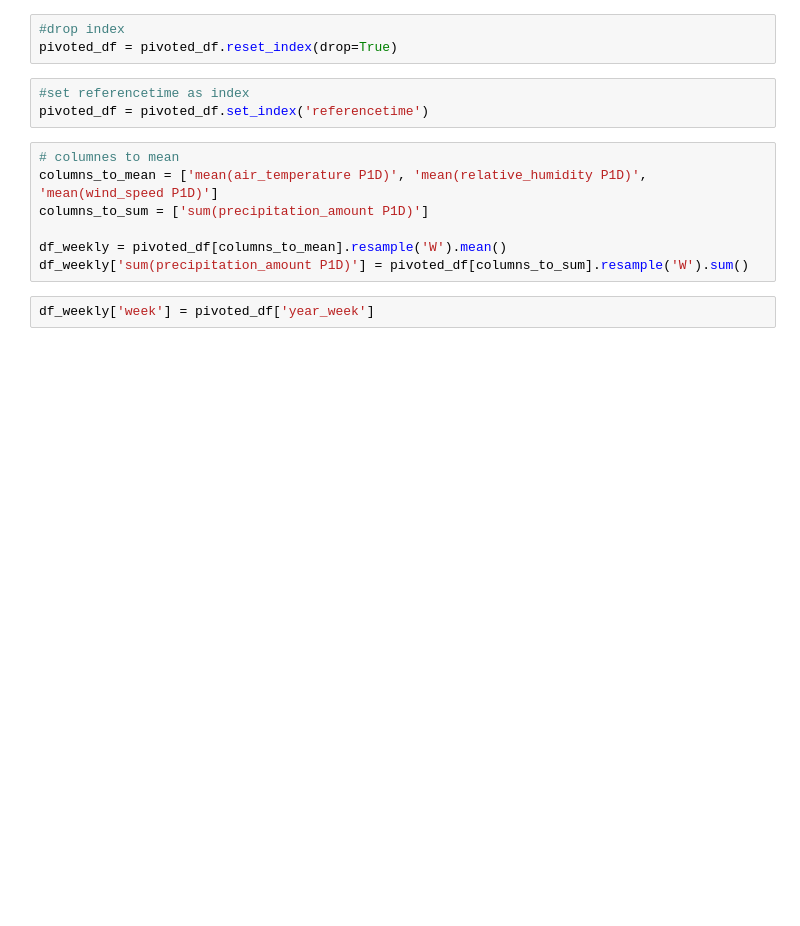
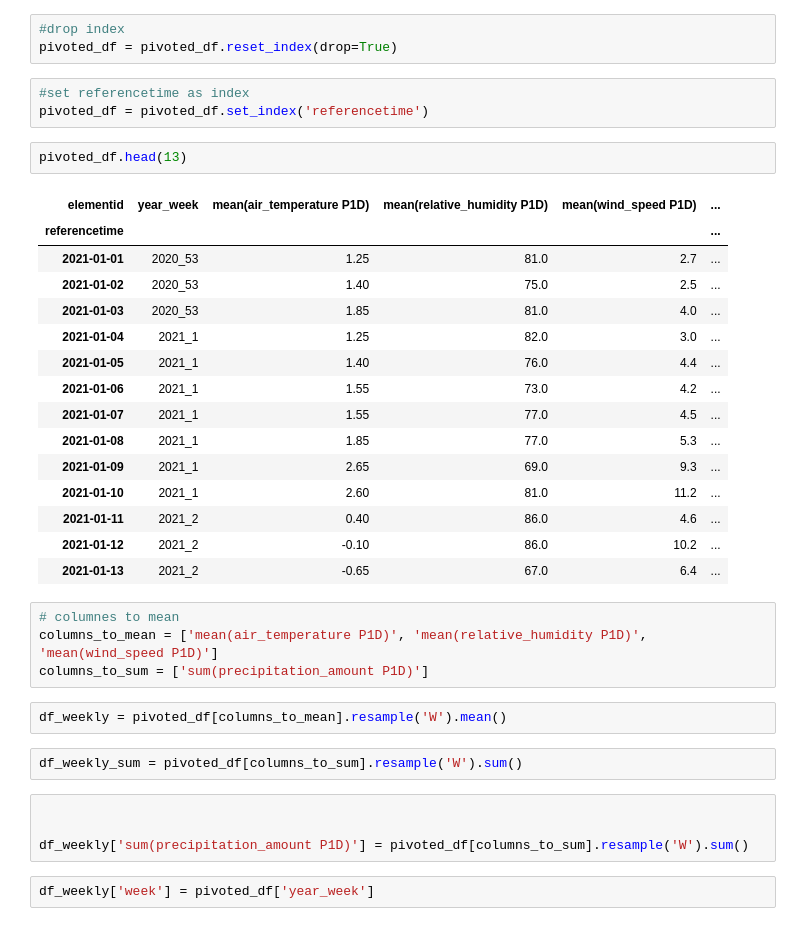
Before and after one commit to ivholmlu/D2D, a Jupyter notebook: Data_Quality.ipynb, the cells around one changed output. Saved outputs shown, nothing was run; the diff lists cells and outputs as text; blank space fills up the shorter version.

```diff
--- a/Data_Quality.ipynb
+++ b/Data_Quality.ipynb
@@ -493,13 +518,36 @@ pivoted_df = pivoted_df.reset_index(drop=True)
 # %%
 #set referencetime as index
 pivoted_df = pivoted_df.set_index('referencetime')
+# %%
+pivoted_df.head(13)
+# %% [output]
+| elementid | year_week | mean(air_temperature P1D) | mean(relative_humidity P1D) | mean(wind_speed P1D) | ... |
+| referencetime |  |  |  |  | ... |
+| 2021-01-01 | 2020_53 | 1.25 | 81.0 | 2.7 | ... |
+| 2021-01-02 | 2020_53 | 1.40 | 75.0 | 2.5 | ... |
+| 2021-01-03 | 2020_53 | 1.85 | 81.0 | 4.0 | ... |
+| 2021-01-04 | 2021_1 | 1.25 | 82.0 | 3.0 | ... |
+| 2021-01-05 | 2021_1 | 1.40 | 76.0 | 4.4 | ... |
+| 2021-01-06 | 2021_1 | 1.55 | 73.0 | 4.2 | ... |
+| 2021-01-07 | 2021_1 | 1.55 | 77.0 | 4.5 | ... |
+| 2021-01-08 | 2021_1 | 1.85 | 77.0 | 5.3 | ... |
+| 2021-01-09 | 2021_1 | 2.65 | 69.0 | 9.3 | ... |
+| 2021-01-10 | 2021_1 | 2.60 | 81.0 | 11.2 | ... |
+| 2021-01-11 | 2021_2 | 0.40 | 86.0 | 4.6 | ... |
+| 2021-01-12 | 2021_2 | -0.10 | 86.0 | 10.2 | ... |
+| 2021-01-13 | 2021_2 | -0.65 | 67.0 | 6.4 | ... |
 # %%
 # columnes to mean
 columns_to_mean = ['mean(air_temperature P1D)', 'mean(relative_humidity P1D)', 'mean(wind_speed P1D)']
 columns_to_sum = ['sum(precipitation_amount P1D)']
-
-df_weekly = pivoted_df[columns_to_mean].resample('W').mean()
-df_weekly['sum(precipitation_amount P1D)'] = pivoted_df[columns_to_sum].resample('W').sum()
+# %%
+df_weekly = pivoted_df[columns_to_mean].resample('W').mean()
+# %%
+df_weekly_sum = pivoted_df[columns_to_sum].resample('W').sum()
+# %%
+
+
+df_weekly['sum(precipitation_amount P1D)'] = pivoted_df[columns_to_sum].resample('W').sum()
 # %%
 df_weekly['week'] = pivoted_df['year_week']
 # %%
```
Also changed, not shown: parts of 11 cells of this notebook, 12 other files.
